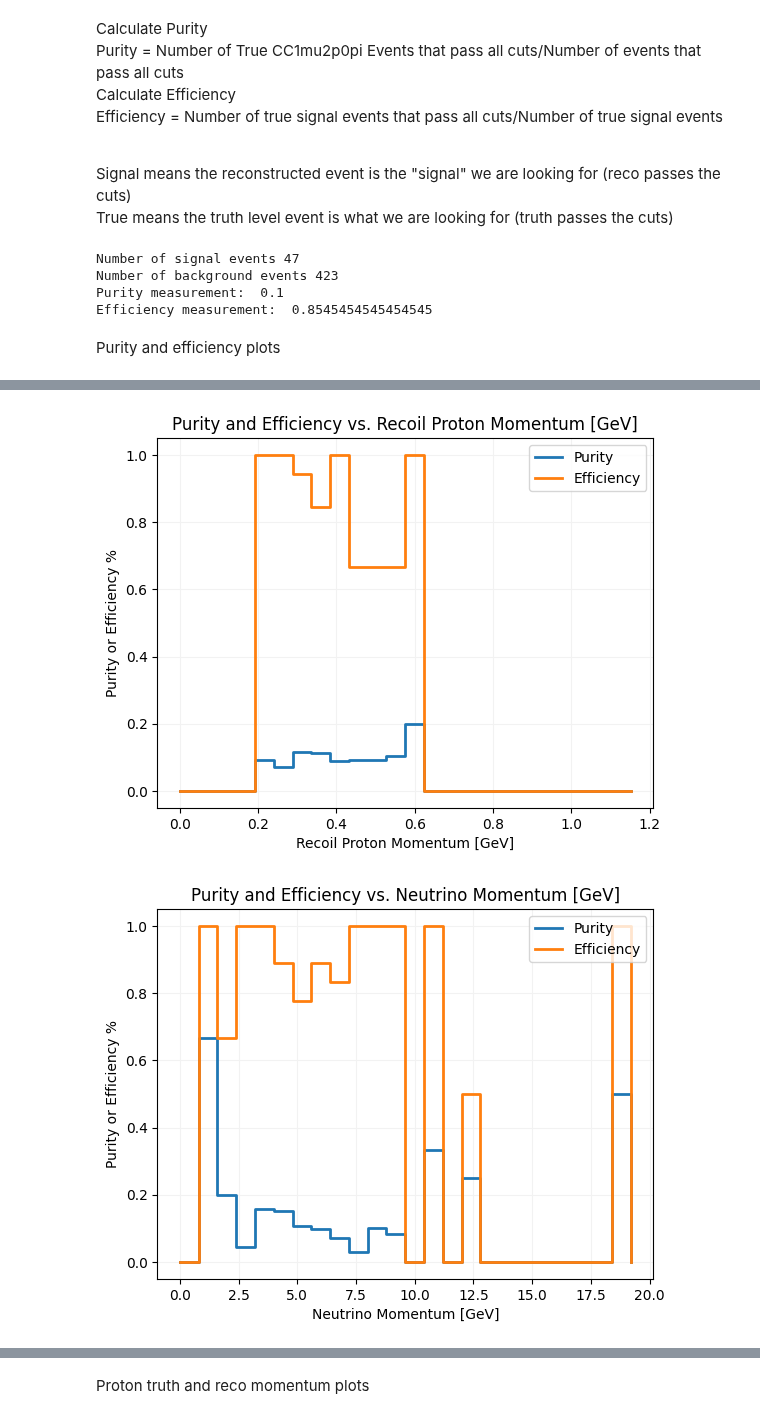
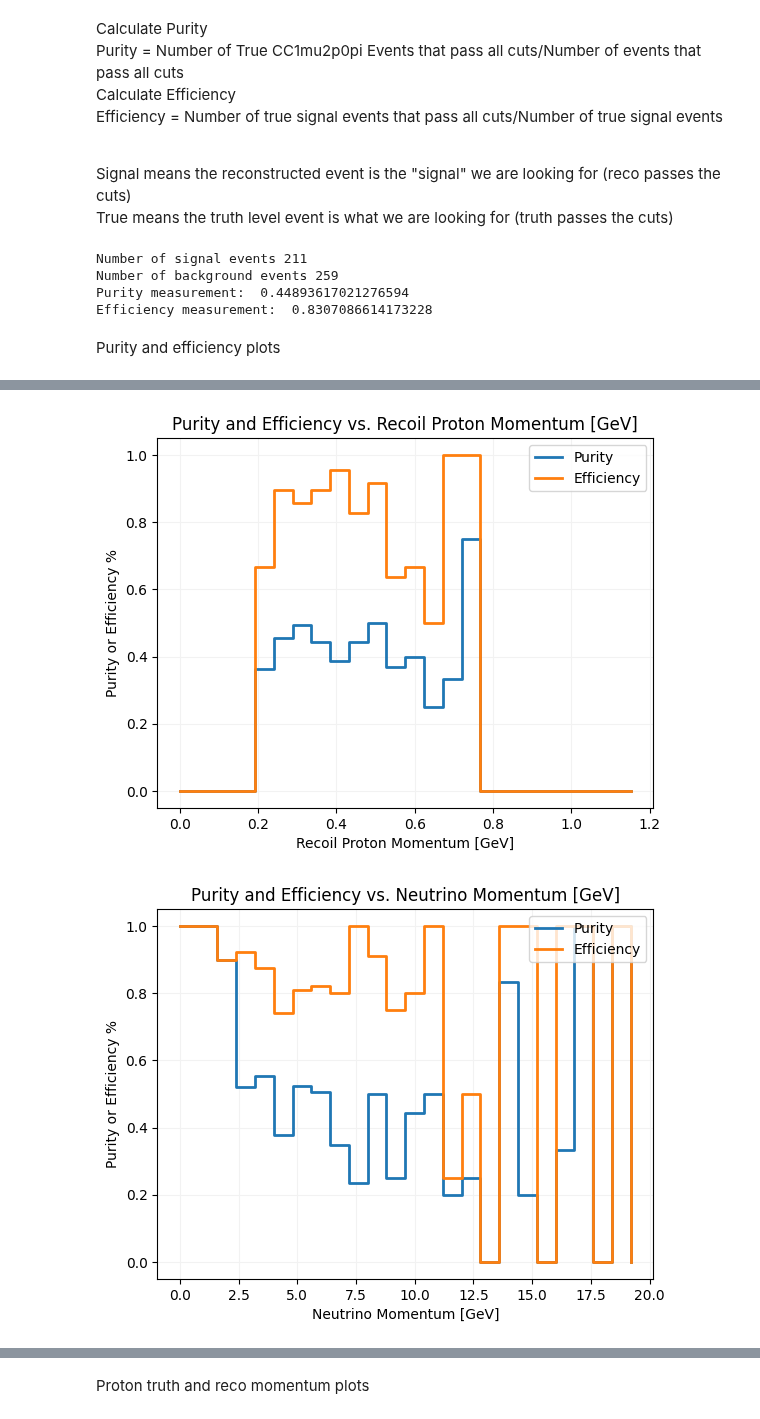
Before and after one commit to ZaeMoore/2x2_CAF, a Jupyter notebook: purity_efficiency/purity_efficiency.ipynb, the cells around one changed output, grey strips where cells are left out. Drawn from its saved outputs; the diff is of its cells as text; code cells hidden in the pictures.

```diff
--- a/purity_efficiency/purity_efficiency.ipynb
+++ b/purity_efficiency/purity_efficiency.ipynb
@@ -115,9 +115,14 @@ recoil_p_p = []
 theta_pp = []
 
 #Reco and true proton momentum and neutrino energy for plots
-proton_true_p = []
-proton_reco_p = []
-nu_true_momentum = []
+true_proton_p = []
+reco_proton_p = []
+true_nu_momentum = []
+
+#Proton ID accuracy
+true_proton_id = []
+reco_proton_id = []
+acc_proton_p = []
 
 #Loop through each file index
 for file_idx in np.unique(file_index):
@@ -198,30 +203,27 @@ for file_idx in np.unique(file_index):
         else:
             true_signal_event.append(0)
 
-        #Loop through particles
-        for part in range(len(reco_pdg[event == ev])):
-
         #Save proton momentum information for plots
         proton_p_reco = reco_p_mag[event == ev][reco_pdg[event == ev] == 2212]
         proton_p_truth = true_p_mag[event == ev][true_pdg[event == ev] == 2212]
 
         #Loop through particles
-        for i in range(len(reco_track_start_z_ev)):
-            if reco_pdg_ev[i] == 2212:
-                p_mag.append(reco_p_mag_ev[i])
-                x_track.append(reco_track_end_x_ev[i] - reco_track_start_x_ev[i])
-                y_track.append(reco_track_end_y_ev[i] - reco_track_start_y_ev[i])
-                z_track.append(reco_track_end_z_ev[i] - reco_track_start_z_ev[i])
+        #Save info on if proton was identified correctly
+        for part in range(len(reco_pdg[event == ev])):
+            if true_pdg_ev[part] == 2212:
+                true_proton_id.append(True)
+                acc_proton_p.append(true_p_mag[event == ev][part])
 
-                #Record proton momenta
-                proton_momenta.append(reco_p_mag_ev[i])
+                if reco_pdg_ev[part] == 2212:
+                    reco_proton_id.append(True)
 
-        #Save info on if proton was identified correctly
+                else:
+                    reco_proton_id.append(False)
 
         nu_momentum = mag((nu_momentum_x[event == ev][0], nu_momentum_y[event == ev][0], nu_momentum_z[event == ev][0]))
 
-        proton_reco_p.extend(proton_p_reco)
-        proton_true_p.extend(proton_p_truth)
+        reco_proton_p.extend(proton_p_reco)
+        true_proton_p.extend(proton_p_truth)
 
         #Find max (lead) and min (recoil) protons
         #Some events may be true CC2p1mu0pi, but the reconstruction may not see any protons
@@ -233,7 +235,7 @@ for file_idx in np.unique(file_index):
             leading_p_p.append(max(proton_p_reco))
             recoil_p_p.append(min(proton_p_reco))
 
-        nu_true_momentum.append(nu_momentum)
+        true_nu_momentum.append(nu_momentum)
 
         #Save angle between protons for plots FOR LATER
 
@@ -253,14 +255,14 @@ print("Purity measurement: ", purity)
 efficiency = sum(true_signal_event)/sum(true_event)
 print("Efficiency measurement: ", efficiency)
 # %% [output]
-Number of signal events 47
-Number of background events 423
-Purity measurement:  0.1
-Efficiency measurement:  0.8545454545454545
+Number of signal events 211
+Number of background events 259
+Purity measurement:  0.44893617021276594
+Efficiency measurement:  0.8307086614173228
 # %% [markdown]
 Purity and efficiency plots
 # %%
-data = {'signal': signal_event, 'true': true_event, 'true and signal': true_signal_event, 'leading proton p': leading_p_p, 'recoil proton p': recoil_p_p, 'nu momentum': nu_true_momentum}
+data = {'signal': signal_event, 'true': true_event, 'true and signal': true_signal_event, 'leading proton p': leading_p_p, 'recoil proton p': recoil_p_p, 'nu momentum': true_nu_momentum}
 df = pd.DataFrame(data=data)
 
 purity_vals_lpp = []
@@ -286,7 +288,7 @@ df['bin rpp'] = pd.cut(df['recoil proton p'], bins=bin_edges_rpp, labels=labels_
 
 #Neutrino energy binning
 nbins_nu = 25
-hist_nu, bin_edges_nu = np.histogram(nu_true_momentum, bins=nbins_nu, range=(0,20)) #Create bins based on true neutrino energy
+hist_nu, bin_edges_nu = np.histogram(true_nu_momentum, bins=nbins_nu, range=(0,20)) #Create bins based on true neutrino energy
 labels_nu = np.arange(0, nbins_nu) #Label each bin numerically for true neutrino energy
 
 df['bin nu'] = pd.cut(df['nu momentum'], bins=bin_edges_nu, labels=labels_nu) #Create a column in df defining the number bin each event is in based on true neutrino energy
@@ -294,6 +296,8 @@ df['bin nu'] = pd.cut(df['nu momentum'], bins=bin_edges_nu, labels=labels_nu) #C
 
 
 #Loop through each leading proton momentum bin and calculate purity & efficiency
+#!!!!!!!!!!!!!!IF i want to remove the '0s' for certain bins, I have to figure out how to bin AFTER getting rid of the empty bins
+#Can I remove a row in the df?
 for i in labels_lpp:
     df_bin = df[(df['bin lpp'] == i)]
 
@@ -389,4 +393,4 @@ print(df)
-[figure, old version]
+[figure, new version]
-[figure, old version]
+[figure, new version]
      signal  true  true and signal  leading proton p  recoil proton p  \
 0         0     0                0          0.459065         0.114610
```
Also changed, not shown: parts of 6 cells of this notebook, 3 other files.
